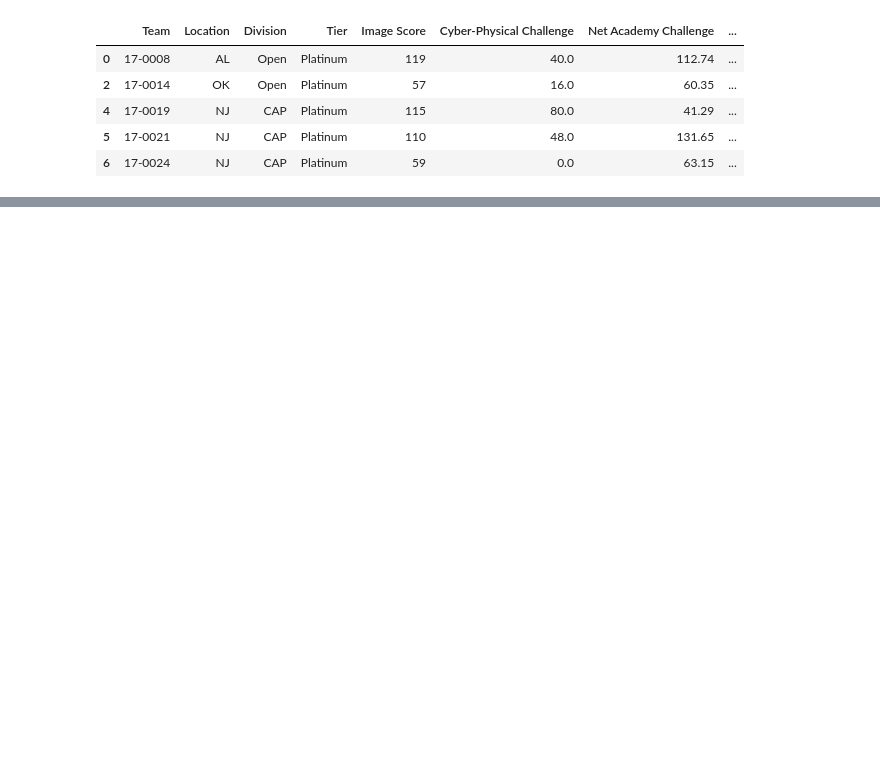
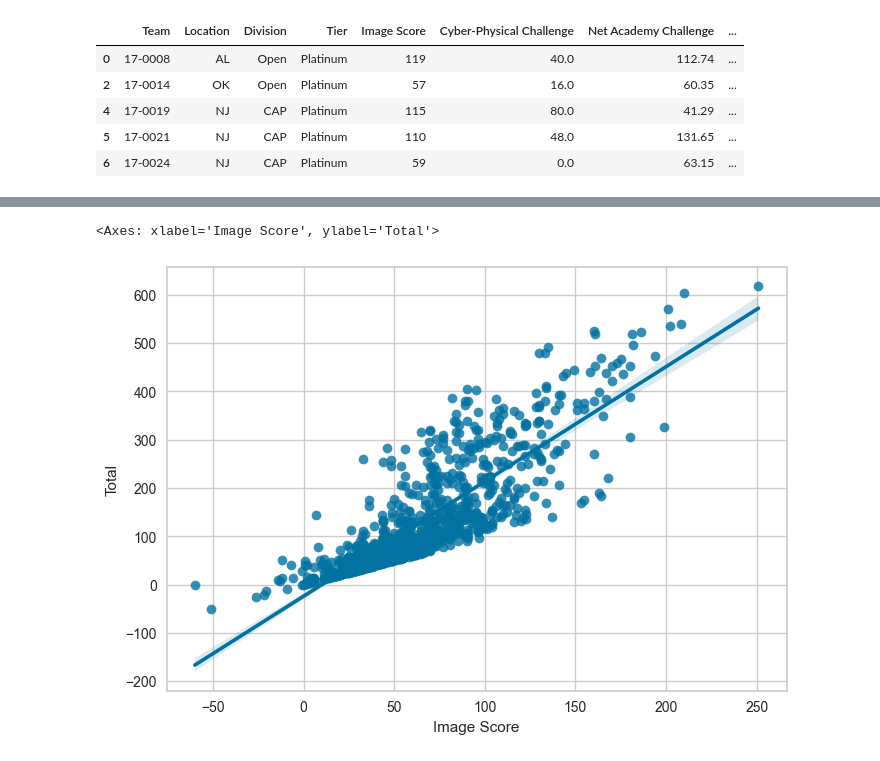
Before and after one commit to cookiebouquets/CHC-CyberPatriot-Scores-Analysis, a Jupyter notebook: analysis.ipynb, the cells around one changed output, grey strips where cells are left out. Cells and saved outputs as stored; diff of their text form; code cells hidden in the pictures; blank space fills up the shorter version.

```diff
--- a/analysis.ipynb
+++ b/analysis.ipynb
@@ -153,0 +153,11 @@ plt.show()
+# %%
+X = pd.DataFrame(numericaldata["Image Score"],columns = ["Image Score"])
+X["intercepts"] = np.ones(X.shape[0])
+Y = pd.DataFrame(numericaldata["Total"],columns=["Total"])
+model = sm.OLS(Y,X)
+results = model.fit()
+results.summary()
+sns.regplot(x = "Image Score", y = "Total",data = numericaldata)
+# %% [output]
+<Axes: xlabel='Image Score', ylabel='Total'>
+[figure, added]
```
Also changed, not shown: parts of 8 cells of this notebook.
